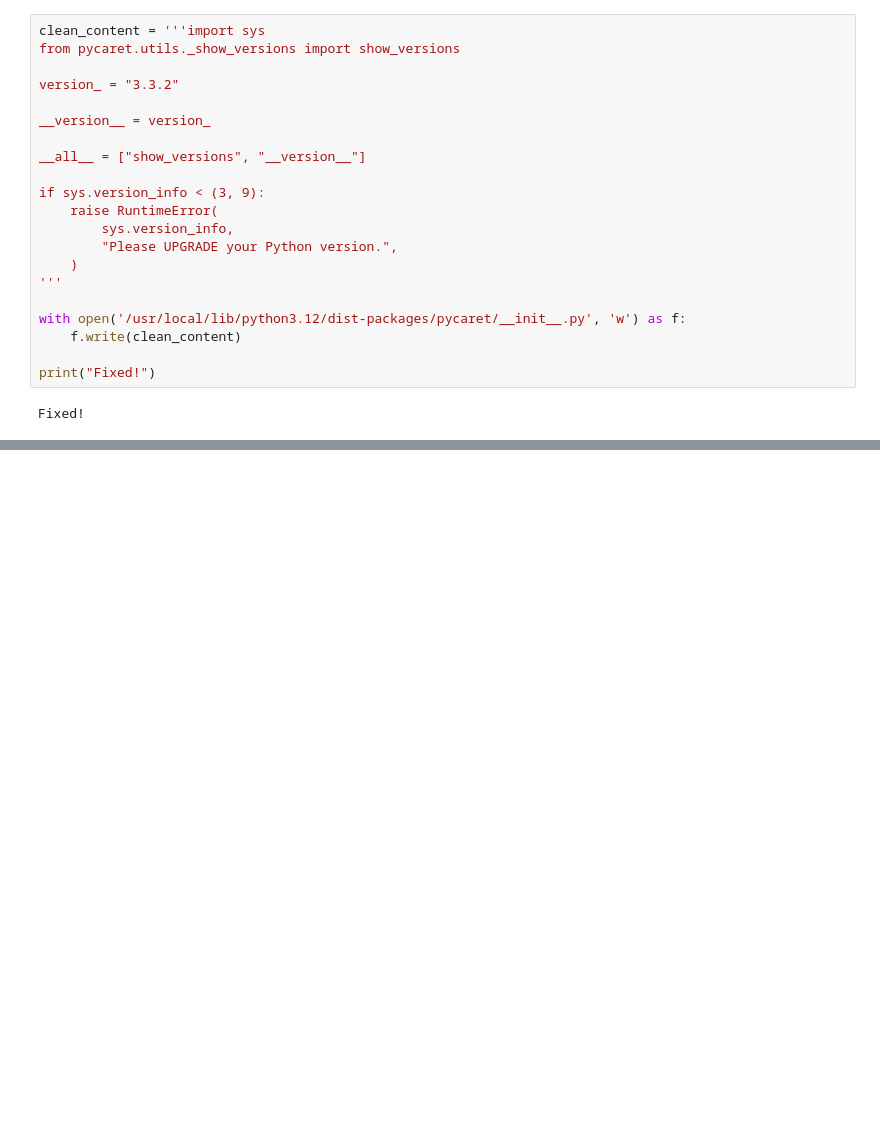
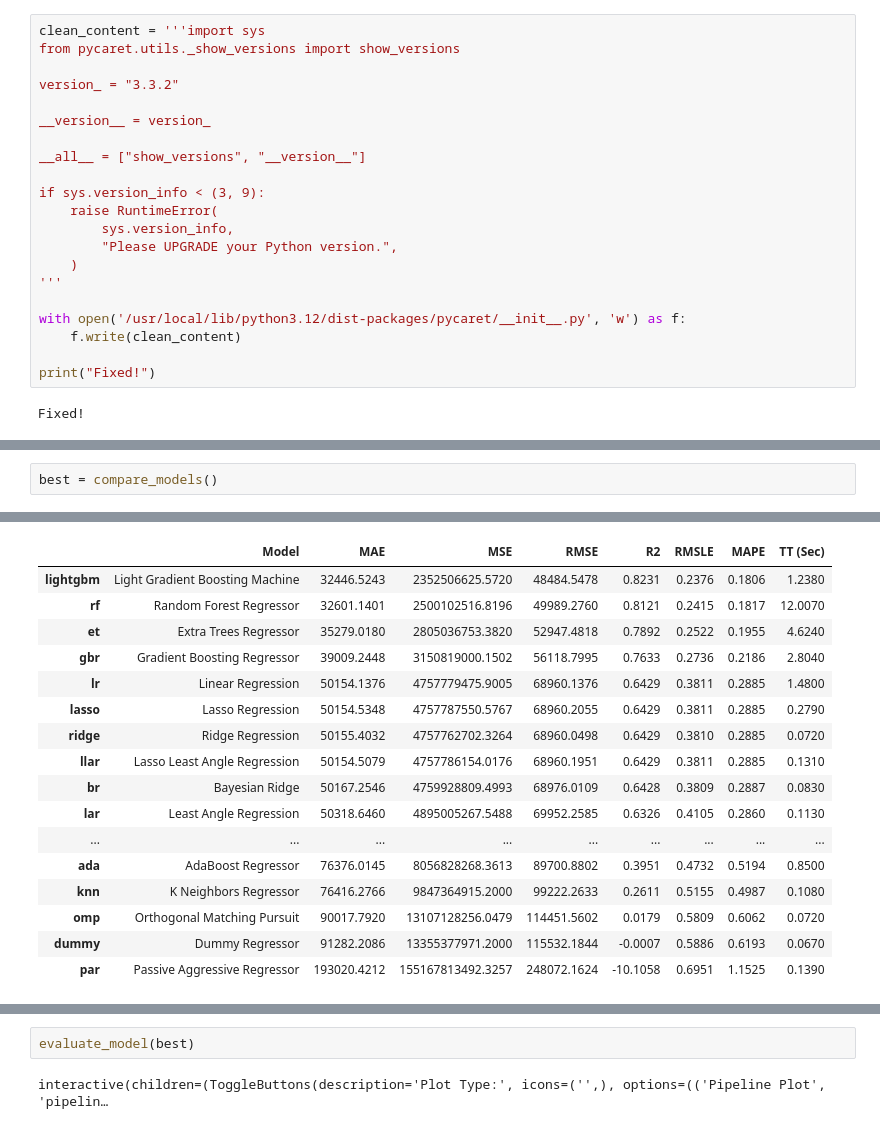
Before and after one commit to Rafak22/python, a Jupyter notebook: Copy_of_ex1_pycaret_regression.ipynb, the cells around one changed output, grey strips where cells are left out. Drawn from its saved outputs; the diff is of its cells as text; blank space fills up the shorter version.

```diff
--- a/Copy_of_ex1_pycaret_regression.ipynb
+++ b/Copy_of_ex1_pycaret_regression.ipynb
@@ -93,0 +116,3 @@ AttributeError: module 'pycaret' has no attribute 'utils'
+# %%
+best = compare_models()
+# %% [output]
@@ -93,0 +120,17 @@ AttributeError: module 'pycaret' has no attribute 'utils'
+|  | Model | MAE | MSE | RMSE | R2 | RMSLE | MAPE | TT (Sec) |
+| lightgbm | Light Gradient Boosting Machine | 32446.5243 | 2352506625.5720 | 48484.5478 | 0.8231 | 0.2376 | 0.1806 | 1.2380 |
+| rf | Random Forest Regressor | 32601.1401 | 2500102516.8196 | 49989.2760 | 0.8121 | 0.2415 | 0.1817 | 12.0070 |
+| et | Extra Trees Regressor | 35279.0180 | 2805036753.3820 | 52947.4818 | 0.7892 | 0.2522 | 0.1955 | 4.6240 |
+| gbr | Gradient Boosting Regressor | 39009.2448 | 3150819000.1502 | 56118.7995 | 0.7633 | 0.2736 | 0.2186 | 2.8040 |
+| lr | Linear Regression | 50154.1376 | 4757779475.9005 | 68960.1376 | 0.6429 | 0.3811 | 0.2885 | 1.4800 |
+| lasso | Lasso Regression | 50154.5348 | 4757787550.5767 | 68960.2055 | 0.6429 | 0.3811 | 0.2885 | 0.2790 |
+| ridge | Ridge Regression | 50155.4032 | 4757762702.3264 | 68960.0498 | 0.6429 | 0.3810 | 0.2885 | 0.0720 |
+| llar | Lasso Least Angle Regression | 50154.5079 | 4757786154.0176 | 68960.1951 | 0.6429 | 0.3811 | 0.2885 | 0.1310 |
+| br | Bayesian Ridge | 50167.2546 | 4759928809.4993 | 68976.0109 | 0.6428 | 0.3809 | 0.2887 | 0.0830 |
+| lar | Least Angle Regression | 50318.6460 | 4895005267.5488 | 69952.2585 | 0.6326 | 0.4105 | 0.2860 | 0.1130 |
+| ... | ... | ... | ... | ... | ... | ... | ... | ... |
+| ada | AdaBoost Regressor | 76376.0145 | 8056828268.3613 | 89700.8802 | 0.3951 | 0.4732 | 0.5194 | 0.8500 |
+| knn | K Neighbors Regressor | 76416.2766 | 9847364915.2000 | 99222.2633 | 0.2611 | 0.5155 | 0.4987 | 0.1080 |
+| omp | Orthogonal Matching Pursuit | 90017.7920 | 13107128256.0479 | 114451.5602 | 0.0179 | 0.5809 | 0.6062 | 0.0720 |
+| dummy | Dummy Regressor | 91282.2086 | 13355377971.2000 | 115532.1844 | -0.0007 | 0.5886 | 0.6193 | 0.0670 |
+| par | Passive Aggressive Regressor | 193020.4212 | 155167813492.3257 | 248072.1624 | -10.1058 | 0.6951 | 1.1525 | 0.1390 |
@@ -93,0 +138,4 @@ AttributeError: module 'pycaret' has no attribute 'utils'
+# %%
+evaluate_model(best)
+# %% [output]
+interactive(children=(ToggleButtons(description='Plot Type:', icons=('',), options=(('Pipeline Plot', 'pipelin…
```
Also changed, not shown: parts of 8 cells of this notebook.
